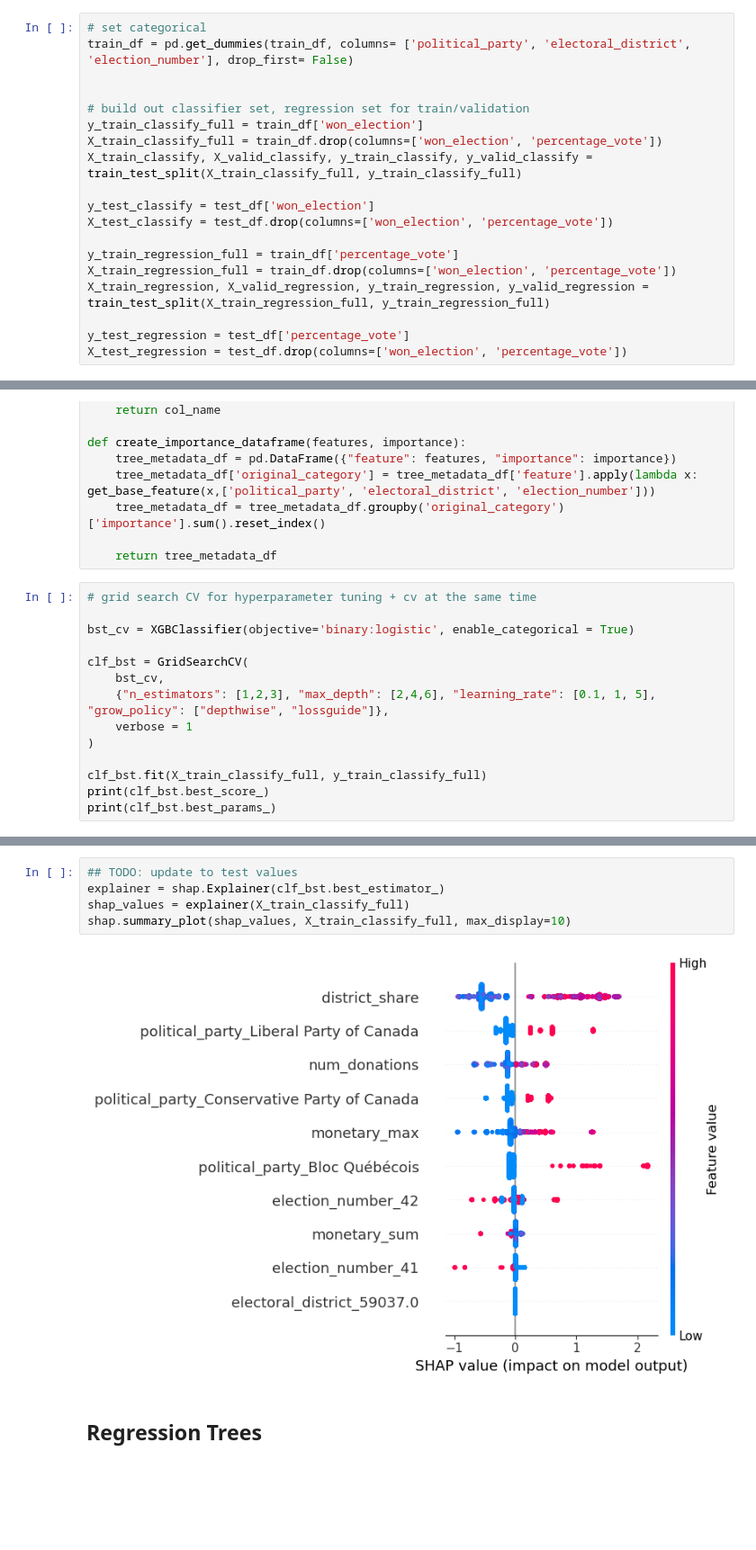
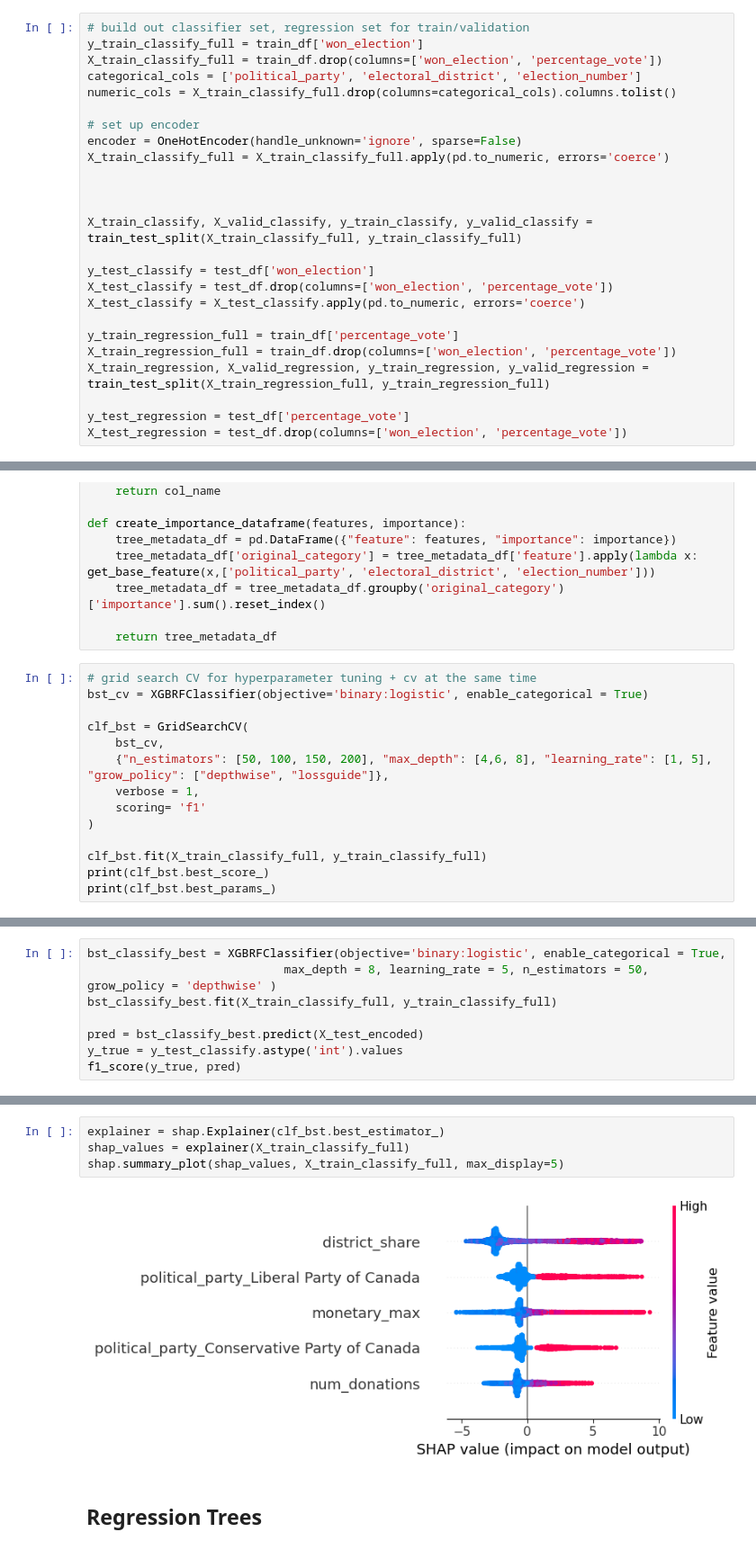
Before and after one commit to cjyu98/elections_contributions, a Jupyter notebook: eda_modeling.ipynb, the cells around one changed output, grey strips where cells are left out. Shown: that part at 90% size. Saved outputs shown, nothing was run; the diff lists cells and outputs as text; blank space fills up the shorter version.

```diff
--- a/eda_modeling.ipynb
+++ b/eda_modeling.ipynb
@@ -233,17 +230,23 @@ sns.heatmap(corr_vals)
 <Axes: >
 [figure]
 # %%
-# set categorical
-train_df = pd.get_dummies(train_df, columns= ['political_party', 'electoral_district', 'election_number'], drop_first= False)
-
-
 # build out classifier set, regression set for train/validation
 y_train_classify_full = train_df['won_election']
 X_train_classify_full = train_df.drop(columns=['won_election', 'percentage_vote'])
+categorical_cols = ['political_party', 'electoral_district', 'election_number']
+numeric_cols = X_train_classify_full.drop(columns=categorical_cols).columns.tolist()
+
+# set up encoder
+encoder = OneHotEncoder(handle_unknown='ignore', sparse=False)
+X_train_classify_full = X_train_classify_full.apply(pd.to_numeric, errors='coerce')
+
+
+
 X_train_classify, X_valid_classify, y_train_classify, y_valid_classify = train_test_split(X_train_classify_full, y_train_classify_full)
 
 y_test_classify = test_df['won_election']
 X_test_classify = test_df.drop(columns=['won_election', 'percentage_vote'])
+X_test_classify = X_test_classify.apply(pd.to_numeric, errors='coerce')
 
 y_train_regression_full = train_df['percentage_vote']
 X_train_regression_full = train_df.drop(columns=['won_election', 'percentage_vote'])
@@ -324,13 +339,13 @@ def create_importance_dataframe(features, importance):
     return tree_metadata_df
 # %%
 # grid search CV for hyperparameter tuning + cv at the same time
-
-bst_cv = XGBClassifier(objective='binary:logistic', enable_categorical = True)
+bst_cv = XGBRFClassifier(objective='binary:logistic', enable_categorical = True)
 
 clf_bst = GridSearchCV(
     bst_cv,
-    {"n_estimators": [1,2,3], "max_depth": [2,4,6], "learning_rate": [0.1, 1, 5], "grow_policy": ["depthwise", "lossguide"]},
-    verbose = 1
+    {"n_estimators": [50, 100, 150, 200], "max_depth": [4,6, 8], "learning_rate": [1, 5], "grow_policy": ["depthwise", "lossguide"]},
+    verbose = 1,
+    scoring= 'f1'
 )
 
 clf_bst.fit(X_train_classify_full, y_train_classify_full)
@@ -354,0 +358,8 @@ create_importance_dataframe(X_train_classify_full.columns, clf_bst.best_estimato
+# %%
+bst_classify_best = XGBRFClassifier(objective='binary:logistic', enable_categorical = True,
+                            max_depth = 8, learning_rate = 5, n_estimators = 50, grow_policy = 'depthwise' )
+bst_classify_best.fit(X_train_classify_full, y_train_classify_full)
+
+pred = bst_classify_best.predict(X_test_encoded)
+y_true = y_test_classify.astype('int').values
+f1_score(y_true, pred)
@@ -355,10 +368,9 @@ create_importance_dataframe(X_train_classify_full.columns, clf_bst.best_estimato
 # %%
-## TODO: update to test values
 explainer = shap.Explainer(clf_bst.best_estimator_)
 shap_values = explainer(X_train_classify_full)
-shap.summary_plot(shap_values, X_train_classify_full, max_display=10)
+shap.summary_plot(shap_values, X_train_classify_full, max_display=5)
 # %% [output]
-[figure, old version]
+[figure, new version]
 # %% [markdown]
 ## Regression Trees
 # %%
```
Also changed, not shown: parts of 19 cells of this notebook, 9 other files.
